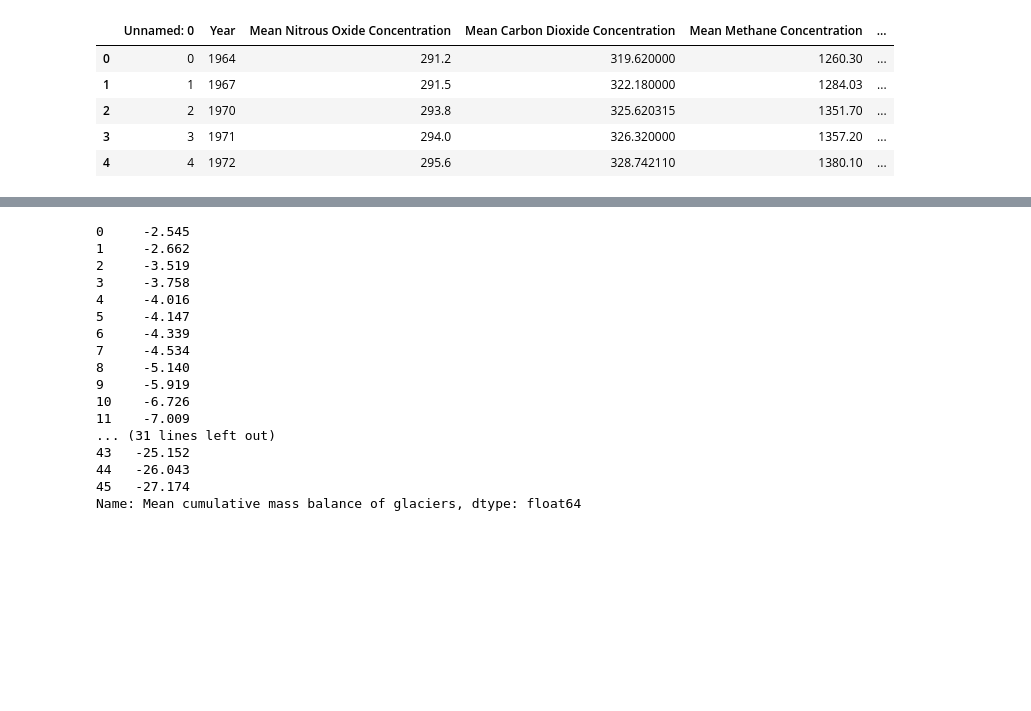
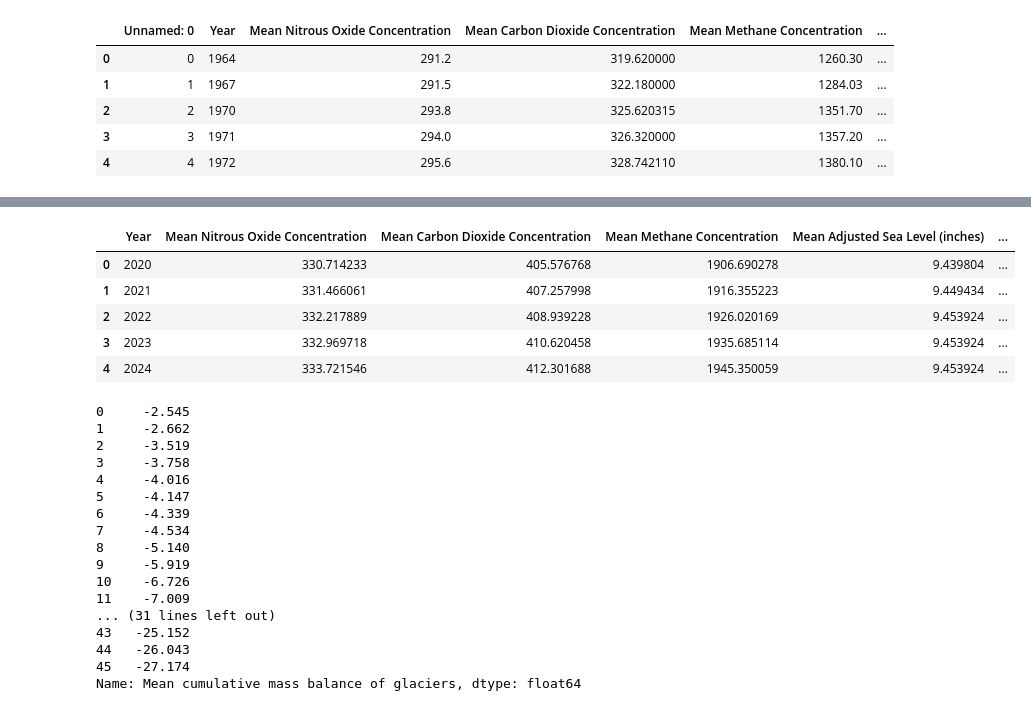
Before and after one commit to Ekenc/Project4, a Jupyter notebook: RandomForestGlaciers.ipynb, the cells around one changed output, grey strips where cells are left out. Cells and saved outputs as stored; diff of their text form; code cells hidden in the pictures; blank space fills up the shorter version.

```diff
--- a/RandomForestGlaciers.ipynb
+++ b/RandomForestGlaciers.ipynb
@@ -35,3 +50,13 @@ X.head()
+# %%
+df1=df1.drop("Unnamed: 0", axis = 1)
+df1.head()
+# %% [output]
+|  | Year | Mean Nitrous Oxide Concentration | Mean Carbon Dioxide Concentration | Mean Methane Concentration | Mean Adjusted Sea Level (inches) | ... |
+| 0 | 2020 | 330.714233 | 405.576768 | 1906.690278 | 9.439804 | ... |
+| 1 | 2021 | 331.466061 | 407.257998 | 1916.355223 | 9.449434 | ... |
+| 2 | 2022 | 332.217889 | 408.939228 | 1926.020169 | 9.453924 | ... |
+| 3 | 2023 | 332.969718 | 410.620458 | 1935.685114 | 9.453924 | ... |
+| 4 | 2024 | 333.721546 | 412.301688 | 1945.350059 | 9.453924 | ... |
 # %%
 # Define target vector
 y = df["Mean cumulative mass balance of glaciers"]
```
Also changed, not shown: parts of 8 cells of this notebook, 3 other files.
